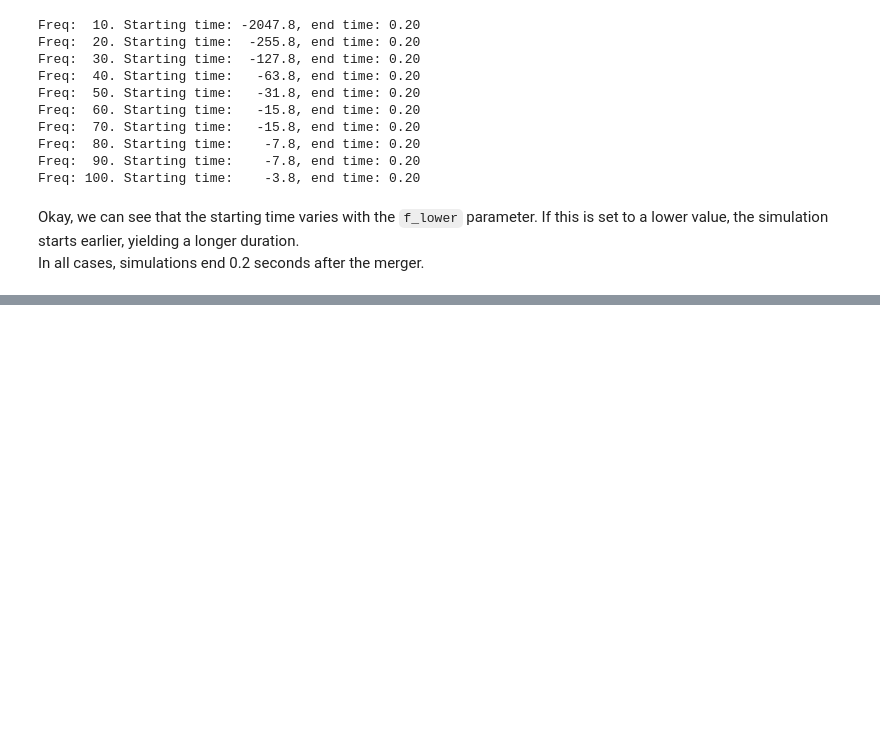
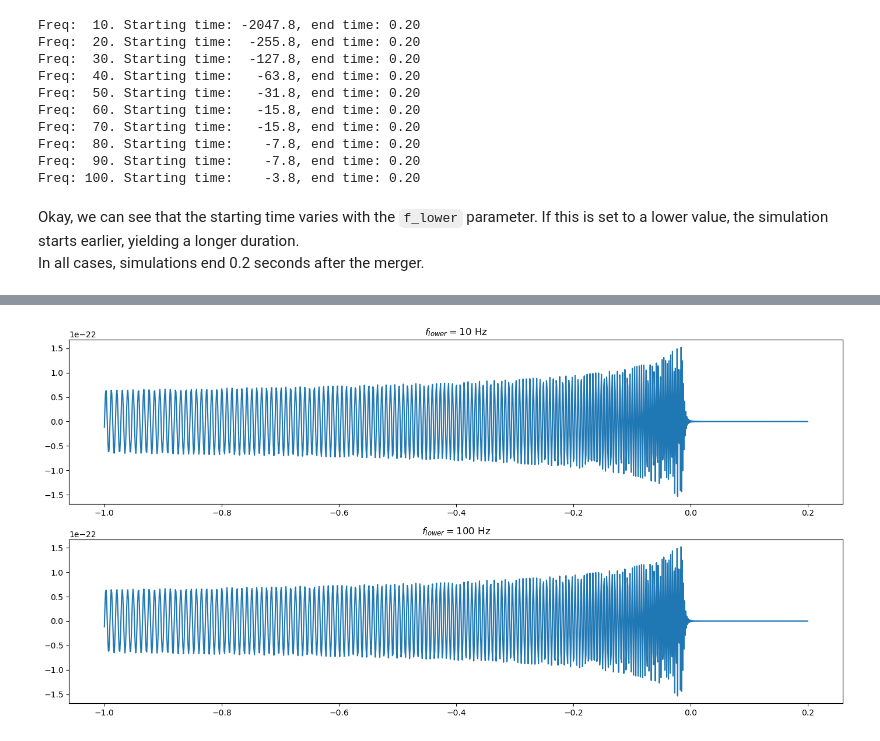
Before and after one commit to tttiago/dataset_generation, a Jupyter notebook: explore_generation_params.ipynb, the cells around one changed output, grey strips where cells are left out. Drawn from its saved outputs; the diff is of its cells as text; code cells hidden in the pictures; blank space fills up the shorter version.

```diff
--- a/explore_generation_params.ipynb
+++ b/explore_generation_params.ipynb
@@ -140,6 +129,0 @@ array([ 50.,  60.,  70.,  80.,  90., 100., 110., 120., 130., 140.])
-# %%
-hps = []
-for freq in freqs:
-    config['freq_lower'] = freq
-    hp, _ = gen_data_strain(config)
-    hps.append(hp)
@@ -171,6 +129,0 @@ array([ 50.,  60.,  70.,  80.,  90., 100., 110., 120., 130., 140.])
-# %%
-hps = []
-for freq in freqs:
-    config['freq_lower'] = freq
-    hp, _ = gen_data_strain(config)
-    hps.append(hp)
@@ -202,6 +129,0 @@ array([ 50.,  60.,  70.,  80.,  90., 100., 110., 120., 130., 140.])
-# %%
-hps = []
-for freq in freqs:
-    config['freq_lower'] = freq
-    hp, _ = gen_data_strain(config)
-    hps.append(hp)
@@ -225,0 +135,15 @@ plt.plot(np.array(hps[5])[-300:-150])
+# %%
+def get_waveform_slice(waveform, begin=-1.0, end=0.2):
+    x, y = np.arange(begin, end, waveform.delta_t), waveform.time_slice(begin, end)
+    if len(x) > len(y):
+        x = x[:-(len(x)-len(y))]
+    return x, y
+# %%
+fig, axs = plt.subplots(2, 1, figsize=(14, 7))
+axs[0].plot(*get_waveform_slice(hps[0], begin=-1.0, end=0.2))
+axs[0].set_title("$f_{lower} = $" f"{freqs[0]:.0f} Hz")
+axs[1].plot(*get_waveform_slice(hps[9], begin=-1.0, end=0.2))
+axs[1].set_title("$f_{lower} = $" f"{freqs[9]:.0f} Hz")
+fig.tight_layout()
+# %% [output]
+[figure, added]
```
Also changed, not shown: parts of 33 cells of this notebook.
